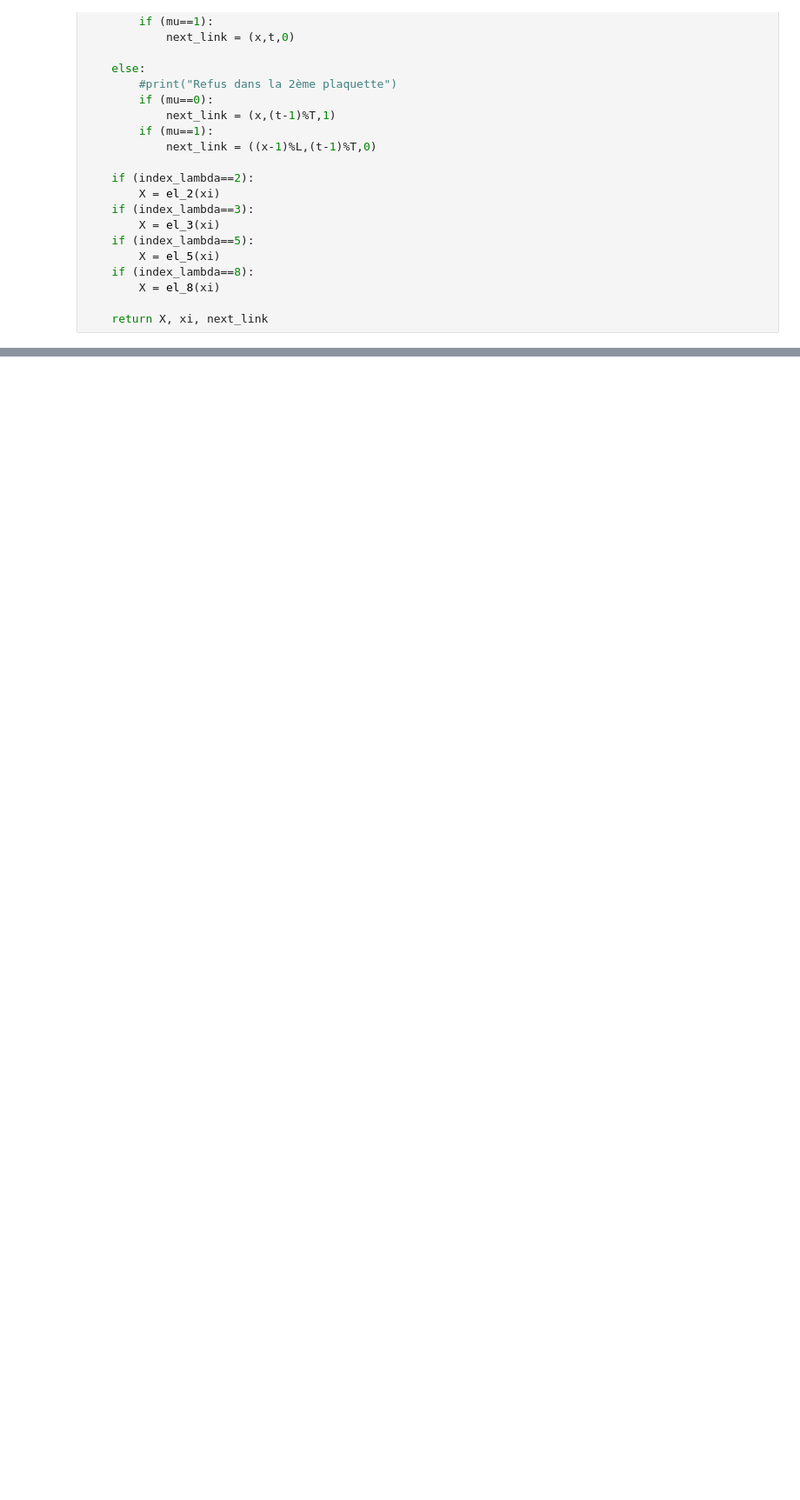
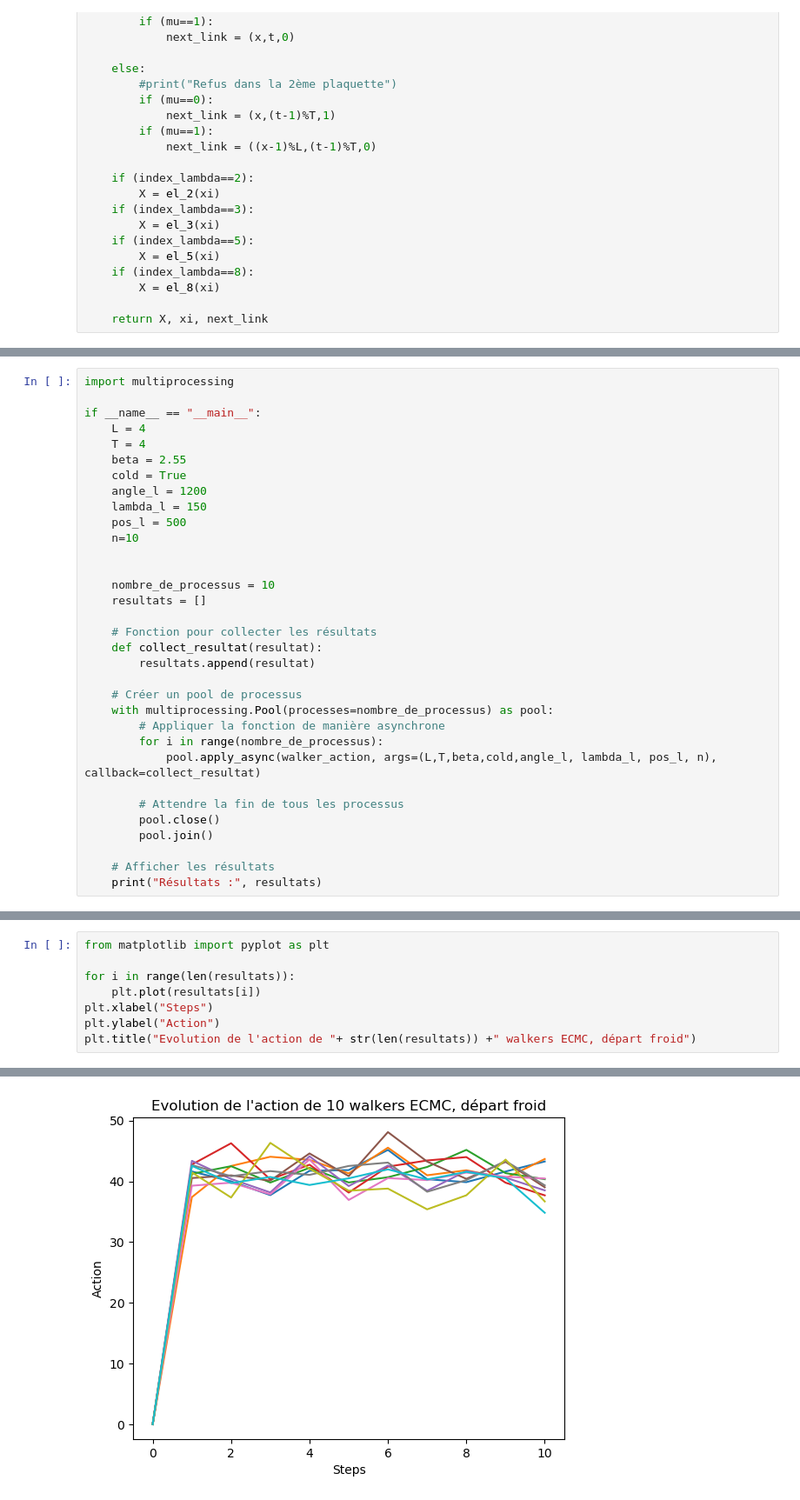
Before and after one commit to yacobozdalkiran/generate_conf_python, a Jupyter notebook: generate_conf_modulo.ipynb, the cells around one changed output, grey strips where cells are left out. Shown at 87% size. Drawn from its saved outputs; the diff is of its cells as text; blank space fills up the shorter version.

Commit message:
Ajout génération de samples/walkers et multiprocessing

```diff
--- a/generate_conf_modulo.ipynb
+++ b/generate_conf_modulo.ipynb
@@ -370,0 +574,33 @@ print(calculate_action(c,beta))
+# %%
+import multiprocessing
+
+if __name__ == "__main__":
+    L = 4
+    T = 4
+    beta = 2.55
+    cold = True
+    angle_l = 1200
+    lambda_l = 150
+    pos_l = 500
+    n=10
+
+
+    nombre_de_processus = 10
+    resultats = []
+
+    # Fonction pour collecter les résultats
+    def collect_resultat(resultat):
+        resultats.append(resultat)
+
+    # Créer un pool de processus
+    with multiprocessing.Pool(processes=nombre_de_processus) as pool:
+        # Appliquer la fonction de manière asynchrone
+        for i in range(nombre_de_processus):
+            pool.apply_async(walker_action, args=(L,T,beta,cold,angle_l, lambda_l, pos_l, n), callback=collect_resultat)
+
+        # Attendre la fin de tous les processus
+        pool.close()
+        pool.join()
+
+    # Afficher les résultats
+    print("Résultats :", resultats)
@@ -370,0 +715,9 @@ print(calculate_action(c,beta))
+# %%
+from matplotlib import pyplot as plt
+
+for i in range(len(resultats)):
+    plt.plot(resultats[i])
+plt.xlabel("Steps")
+plt.ylabel("Action")
+plt.title("Evolution de l'action de "+ str(len(resultats)) +" walkers ECMC, départ froid")
+# %% [output]
@@ -370,0 +725 @@ print(calculate_action(c,beta))
+[figure, added]
```
Also changed, not shown: parts of 16 cells of this notebook.
